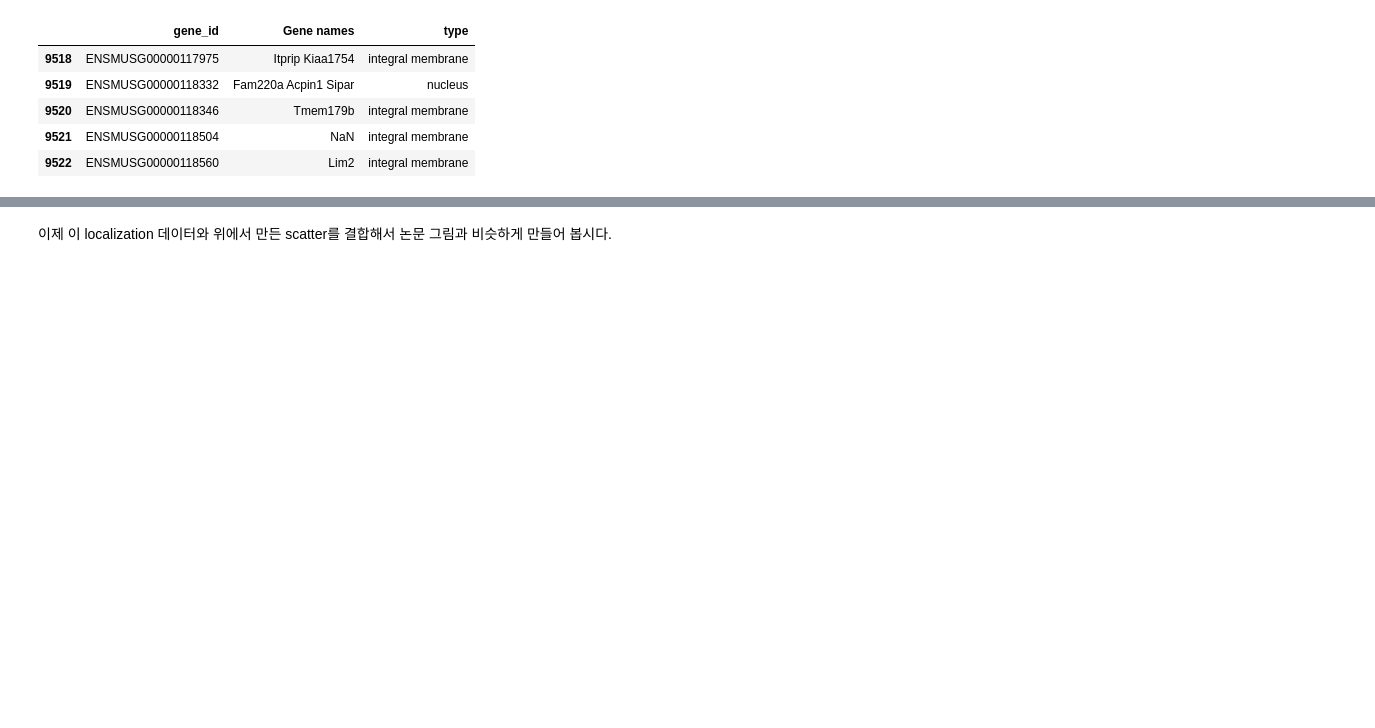
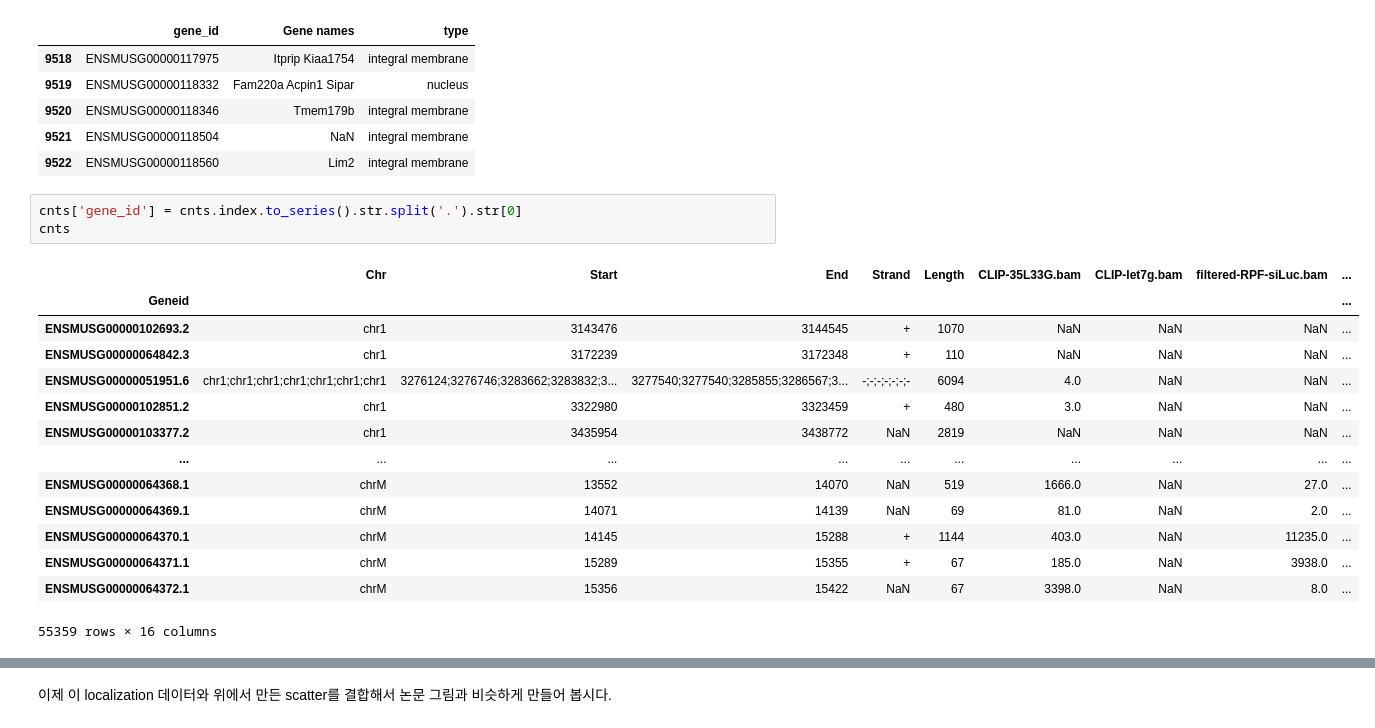
Before and after one commit to JungseoChoi/CJSbioinformatics, a Jupyter notebook: CoLab_TermProj_2023_1.ipynb, the cells around one changed output, grey strips where cells are left out. Drawn from its saved outputs; the diff is of its cells as text; blank space fills up the shorter version.

```diff
--- a/CoLab_TermProj_2023_1.ipynb
+++ b/CoLab_TermProj_2023_1.ipynb
@@ -297,3 +316,21 @@ mouselocal.tail()
 | 9520 | ENSMUSG00000118346 | Tmem179b | integral membrane |
 | 9521 | ENSMUSG00000118504 | NaN | integral membrane |
 | 9522 | ENSMUSG00000118560 | Lim2 | integral membrane |
+# %%
+cnts['gene_id'] = cnts.index.to_series().str.split('.').str[0]
+cnts
+# %% [output]
+|  | Chr | Start | End | Strand | Length | CLIP-35L33G.bam | CLIP-let7g.bam | filtered-RPF-siLuc.bam | ... |
+| Geneid |  |  |  |  |  |  |  |  | ... |
+| ENSMUSG00000102693.2 | chr1 | 3143476 | 3144545 | + | 1070 | NaN | NaN | NaN | ... |
+| ENSMUSG00000064842.3 | chr1 | 3172239 | 3172348 | + | 110 | NaN | NaN | NaN | ... |
+| ENSMUSG00000051951.6 | chr1;chr1;chr1;chr1;chr1;chr1;chr1 | 3276124;3276746;3283662;3283832;3... | 3277540;3277540;3285855;3286567;3... | -;-;-;-;-;-;- | 6094 | 4.0 | NaN | NaN | ... |
+| ENSMUSG00000102851.2 | chr1 | 3322980 | 3323459 | + | 480 | 3.0 | NaN | NaN | ... |
+| ENSMUSG00000103377.2 | chr1 | 3435954 | 3438772 | NaN | 2819 | NaN | NaN | NaN | ... |
+| ... | ... | ... | ... | ... | ... | ... | ... | ... | ... |
+| ENSMUSG00000064368.1 | chrM | 13552 | 14070 | NaN | 519 | 1666.0 | NaN | 27.0 | ... |
+| ENSMUSG00000064369.1 | chrM | 14071 | 14139 | NaN | 69 | 81.0 | NaN | 2.0 | ... |
+| ENSMUSG00000064370.1 | chrM | 14145 | 15288 | + | 1144 | 403.0 | NaN | 11235.0 | ... |
+| ENSMUSG00000064371.1 | chrM | 15289 | 15355 | + | 67 | 185.0 | NaN | 3938.0 | ... |
+| ENSMUSG00000064372.1 | chrM | 15356 | 15422 | NaN | 67 | 3398.0 | NaN | 8.0 | ... |
+55359 rows × 16 columns
```
Also changed, not shown: parts of 13 cells of this notebook.
